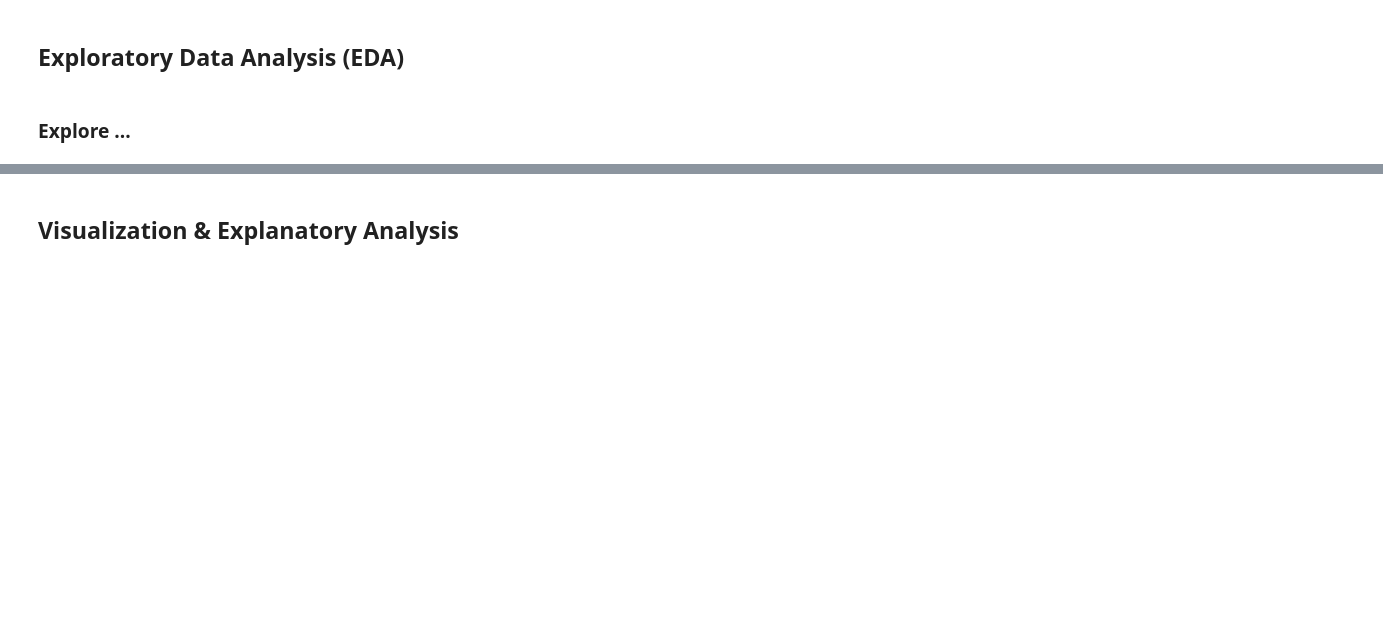
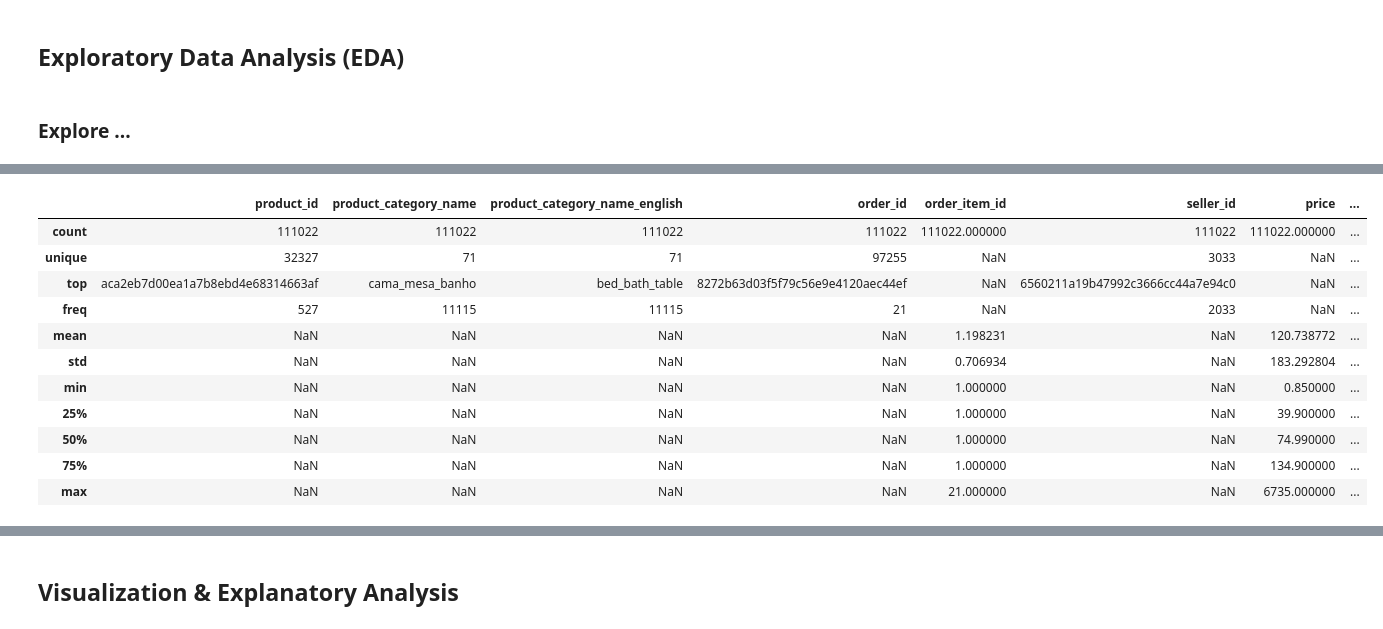
Before and after one commit to siren-song-of-war/Submission, a Jupyter notebook: Copy of Proyek Analisis Data.ipynb, the cells around one changed output, grey strips where cells are left out. Saved outputs shown, nothing was run; the diff lists cells and outputs as text; code cells hidden in the pictures; blank space fills up the shorter version.

```diff
--- a/Copy of Proyek Analisis Data.ipynb
+++ b/Copy of Proyek Analisis Data.ipynb
@@ -277,0 +851,24 @@ memory usage: 1010.2+ KB
+# %%
+orders_customers_df = orders_customers_df.drop(columns=[ "order_purchase_timestamp","order_estimated_delivery_date","customer_zip_code_prefix","customer_city","customer_state"])
+order_products_translation_df = pd.merge(
+    left=products_translation_df,
+    right=order_items_df,
+    how="left",
+    left_on="product_id",
+    right_on="product_id"
+)
+
+order_products_translation_df.describe(include="all")
+# %% [output]
+|  | product_id | product_category_name | product_category_name_english | order_id | order_item_id | seller_id | price | ... |
+| count | 111022 | 111022 | 111022 | 111022 | 111022.000000 | 111022 | 111022.000000 | ... |
+| unique | 32327 | 71 | 71 | 97255 | NaN | 3033 | NaN | ... |
+| top | aca2eb7d00ea1a7b8ebd4e68314663af | cama_mesa_banho | bed_bath_table | 8272b63d03f5f79c56e9e4120aec44ef | NaN | 6560211a19b47992c3666cc44a7e94c0 | NaN | ... |
+| freq | 527 | 11115 | 11115 | 21 | NaN | 2033 | NaN | ... |
+| mean | NaN | NaN | NaN | NaN | 1.198231 | NaN | 120.738772 | ... |
+| std | NaN | NaN | NaN | NaN | 0.706934 | NaN | 183.292804 | ... |
+| min | NaN | NaN | NaN | NaN | 1.000000 | NaN | 0.850000 | ... |
+| 25% | NaN | NaN | NaN | NaN | 1.000000 | NaN | 39.900000 | ... |
+| 50% | NaN | NaN | NaN | NaN | 1.000000 | NaN | 74.990000 | ... |
+| 75% | NaN | NaN | NaN | NaN | 1.000000 | NaN | 134.900000 | ... |
+| max | NaN | NaN | NaN | NaN | 21.000000 | NaN | 6735.000000 | ... |
```
Also changed, not shown: parts of 80 cells of this notebook, 2 other files.
